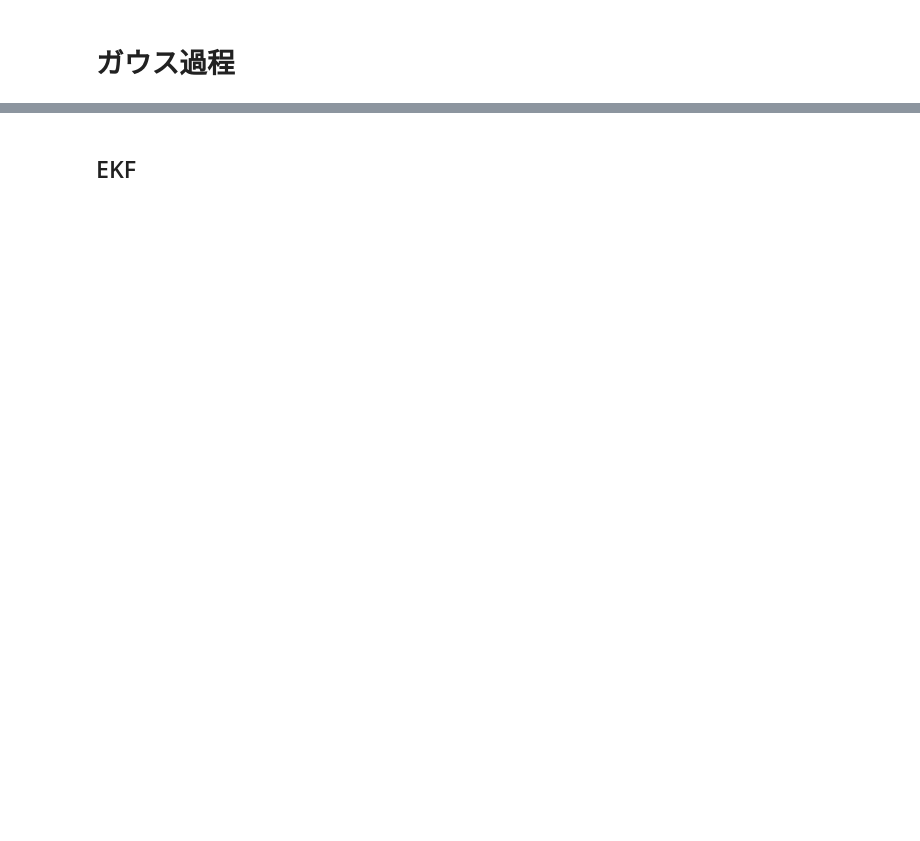
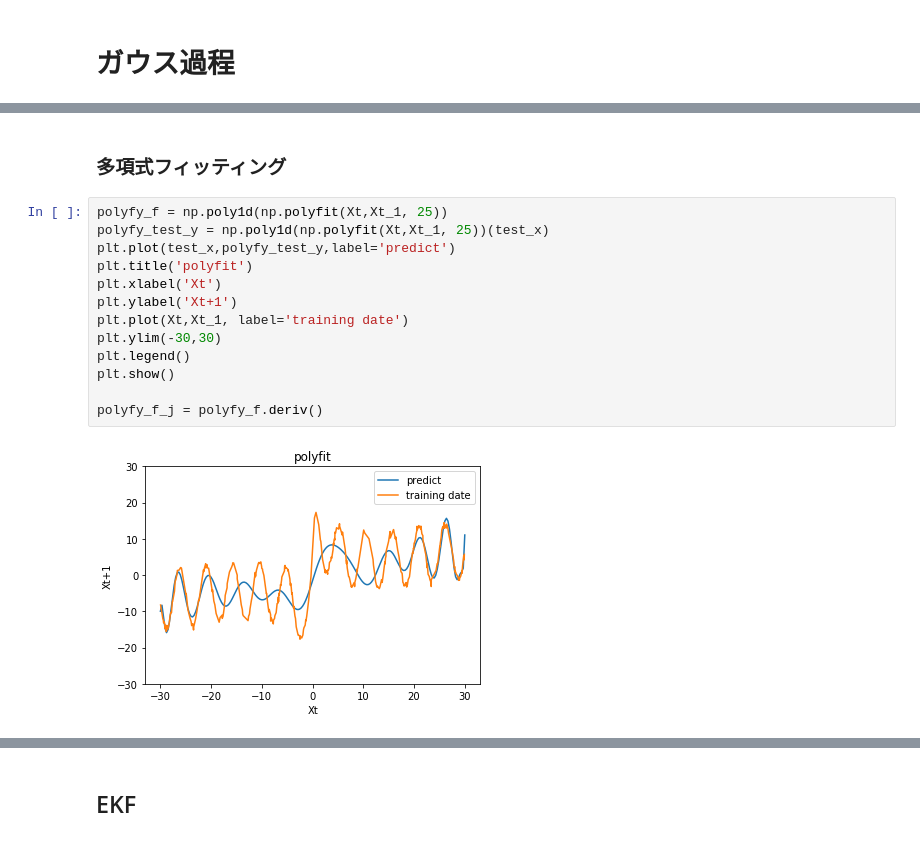
Before and after one commit to YukiSaegusa/GaussianProcess, a Jupyter notebook: reggression.ipynb, the cells around one changed output, grey strips where cells are left out. Cells and saved outputs as stored; diff of their text form; blank space fills up the shorter version.

```diff
--- a/reggression.ipynb
+++ b/reggression.ipynb
@@ -264,0 +229,17 @@ https://qiita.com/ctgk/items/4c4607edf15072cddc46
+# %% [markdown]
+### 多項式フィッティング
+# %%
+polyfy_f = np.poly1d(np.polyfit(Xt,Xt_1, 25))
+polyfy_test_y = np.poly1d(np.polyfit(Xt,Xt_1, 25))(test_x)
+plt.plot(test_x,polyfy_test_y,label='predict')
+plt.title('polyfit')
+plt.xlabel('Xt')
+plt.ylabel('Xt+1')
+plt.plot(Xt,Xt_1, label='training date')
+plt.ylim(-30,30)
+plt.legend()
+plt.show()
+
+polyfy_f_j = polyfy_f.deriv()
+# %% [output]
+[figure, added]
```
Also changed, not shown: parts of 49 cells of this notebook, 7 other files.
